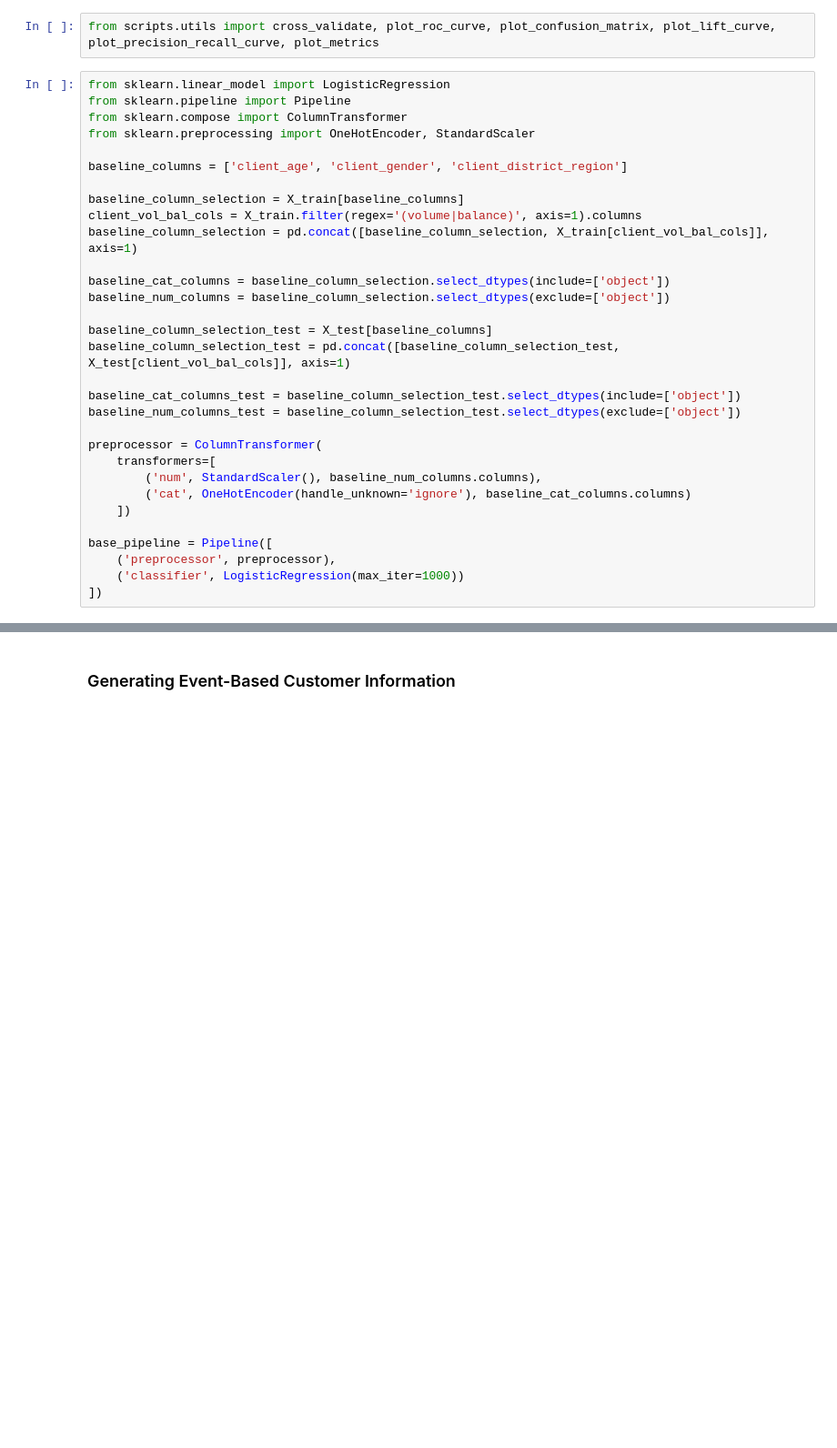
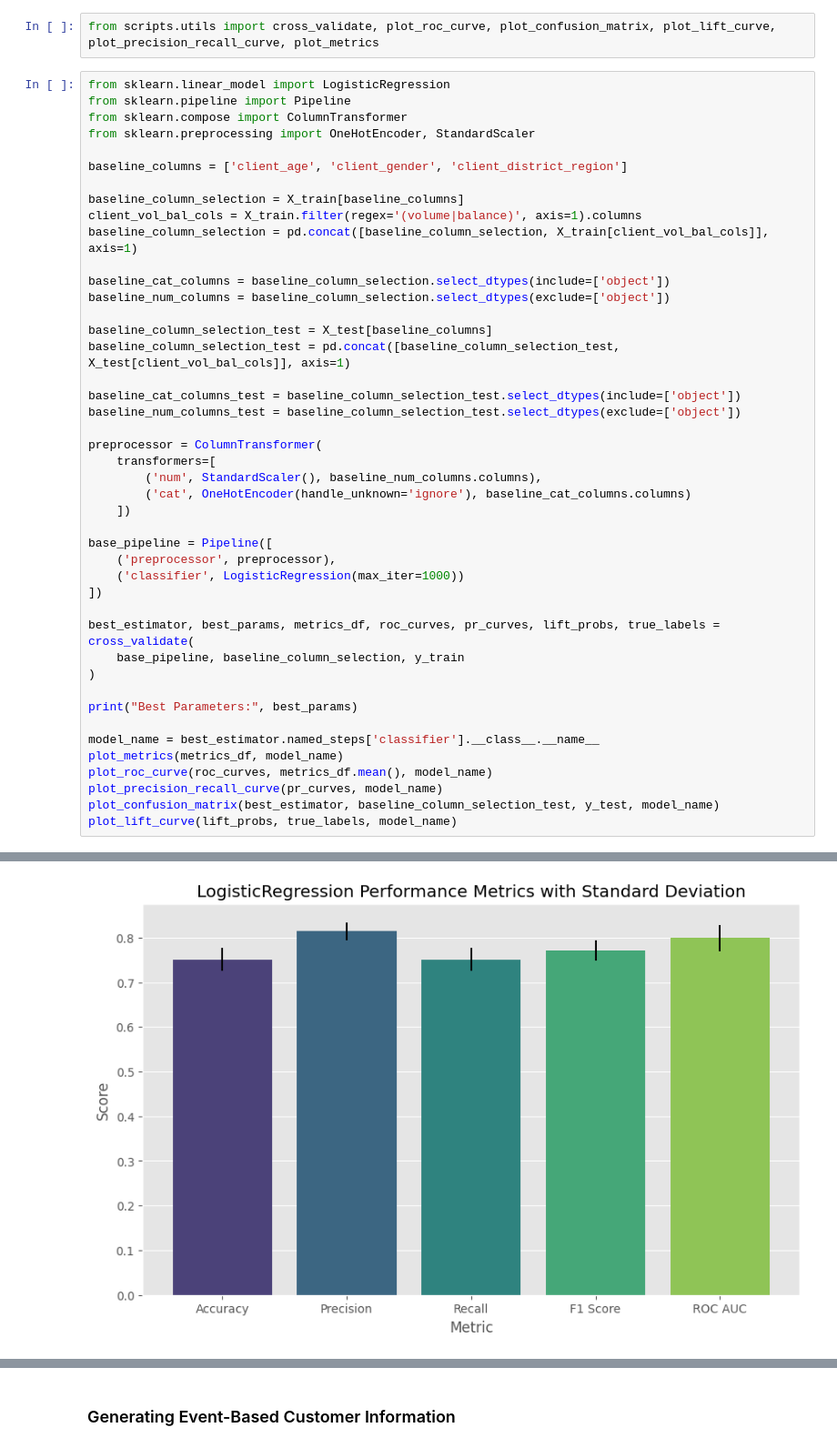
Before and after one commit to okaynils/fhnw-ds-aml, a Jupyter notebook: notebook.ipynb, the cells around one changed output, grey strips where cells are left out. Shown at 91% size. Drawn from its saved outputs; the diff is of its cells as text; blank space fills up the shorter version.

```diff
--- a/notebook.ipynb
+++ b/notebook.ipynb
@@ -859,3 +859,17 @@ base_pipeline = Pipeline([
     ('preprocessor', preprocessor),
     ('classifier', LogisticRegression(max_iter=1000))
 ])
+
+best_estimator, best_params, metrics_df, roc_curves, pr_curves, lift_probs, true_labels = cross_validate(
+    base_pipeline, baseline_column_selection, y_train
+)
+
+print("Best Parameters:", best_params)
+
+model_name = best_estimator.named_steps['classifier'].__class__.__name__
+plot_metrics(metrics_df, model_name)
+plot_roc_curve(roc_curves, metrics_df.mean(), model_name)
+plot_precision_recall_curve(pr_curves, model_name)
+plot_confusion_matrix(best_estimator, baseline_column_selection_test, y_test, model_name)
+plot_lift_curve(lift_probs, true_labels, model_name)
+# %% [output]
@@ -861,0 +877 @@ base_pipeline = Pipeline([
+[figure, added]
```
Also changed, not shown: parts of 18 cells of this notebook, 1 other file.
